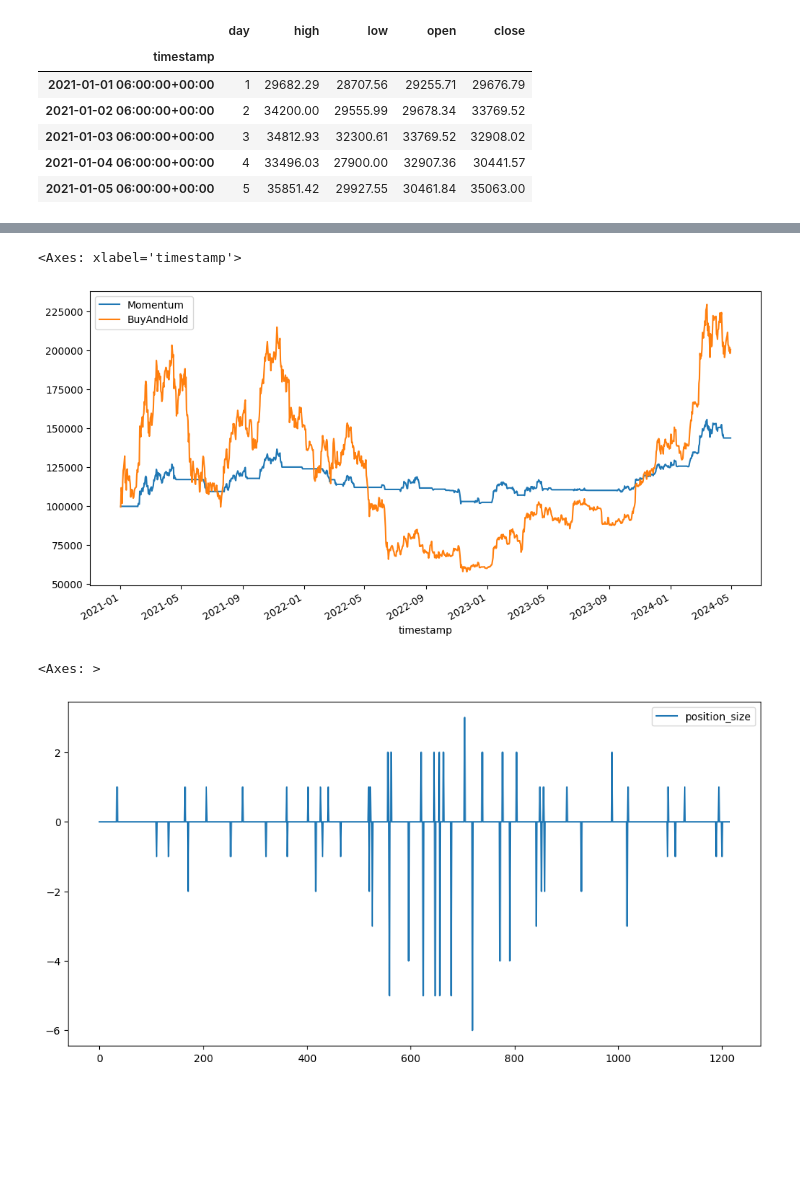
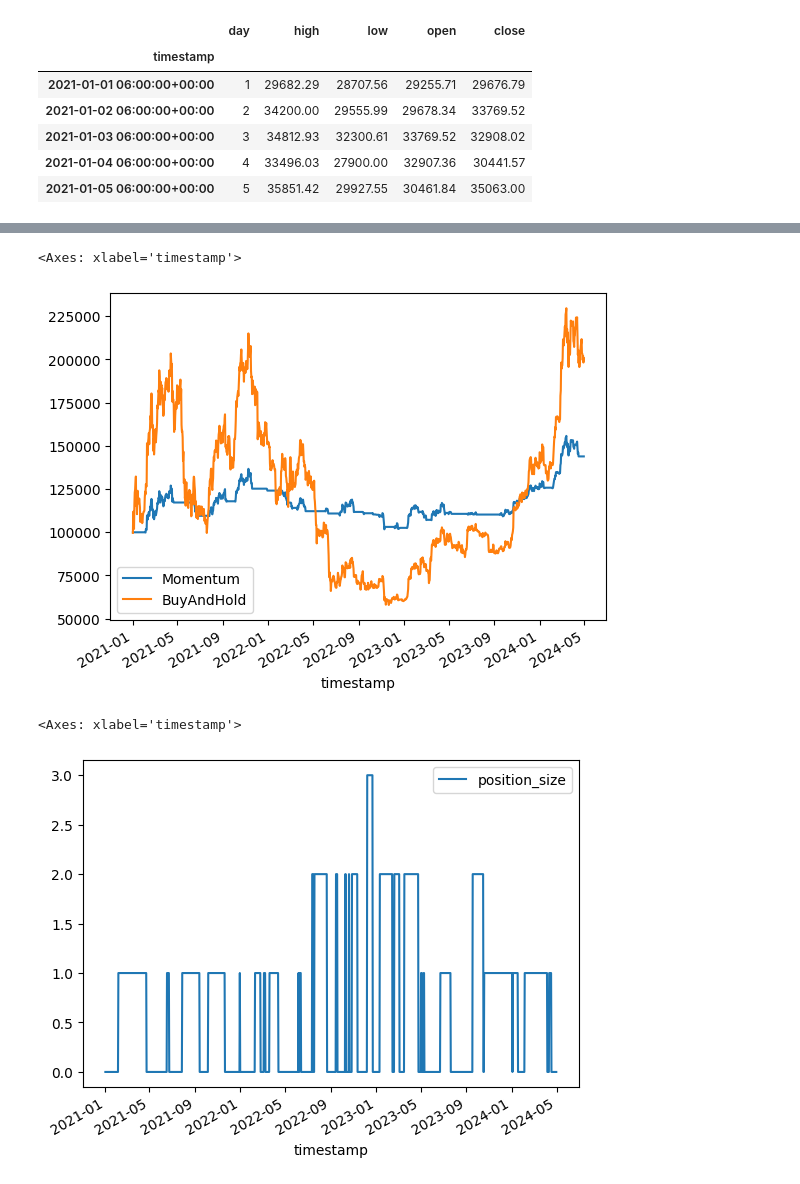
Before and after one commit to AxelGard/cira-examples, a Jupyter notebook: momentum.ipynb, the cells around one changed output, grey strips where cells are left out. Saved outputs shown, nothing was run; the diff lists cells and outputs as text; code cells hidden in the pictures; blank space fills up the shorter version.

```diff
--- a/momentum.ipynb
+++ b/momentum.ipynb
@@ -2,26 +2,3 @@
 # Momentum trading
 
 soruce: https://youtu.be/fqltiq5EahU?si=odnrErgXJ55Yirqd
-# %%
-import cira
-import pandas as pd
-import numpy as np
-import matplotlib.pyplot as plt
-from datetime import datetime
-from os.path import exists
-
-cira.auth.KEY_FILE = "../alpc_key.json"
-assert cira.auth.check_keys(), "the set keys dose not work"
-
-SYMBOL = "BTC/USD" # MDRX is shortable
-SYM_HIST_FILE = f'./{SYMBOL.replace("/", "_")}.csv'
-
-stk = cira.Cryptocurrency(SYMBOL)
-
-if not exists(SYM_HIST_FILE): # chacheing historical data
-    start = datetime(2015, 5, 1)
-    end = datetime(2024, 5, 1)
-    stk.save_historical_data(SYM_HIST_FILE, start, end)
-
-data = stk.load_historical_data(SYM_HIST_FILE)
-data.head()
@@ -108,11 +4,0 @@ data.head()
-# %%
-plt.rcParams['figure.figsize'] = 12, 6
-plt.grid(True, alpha = .3)
-plt.plot(data.iloc[-252:]['close'], label = 'data')
-plt.plot(data.iloc[-252:]['9-day'], label = '9-day')
-plt.plot(data.iloc[-252:]['21-day'], label = '21-day')
-plt.plot(data[-252:].loc[data.entry == 2].index, data[-252:]['9-day'][data.entry == 2], '^',
-         color = 'g', markersize = 12)
-plt.plot(data[-252:].loc[data.entry == -2].index, data[-252:]['21-day'][data.entry == -2], 'v',
-         color = 'r', markersize = 12)
-plt.legend(loc=2);
@@ -206,7 +81,7 @@ class Momentum(Strategy):
             new_pos = self.size(cash, portfolio[-1], prices.values.squeeze()[-1])
         elif data["entry"].values[-1] == -2: # sell
             new_pos = -1 * self.size(cash, int(portfolio[-1]), prices.values.squeeze()[-1])
-        self.sizeings["position_size"].append(new_pos)
+        self.sizeings["position_size"].append(portfolio[-1])
         return np.array([new_pos])
 
 
@@ -222,9 +97,9 @@ prices_df = pd.DataFrame(data[target], columns=['close'])
 back_test(strat, data[features], prices_df, 100_000).plot()
 # %% [output]
 <Axes: xlabel='timestamp'>
-[figure, old version]
+[figure, new version]
 # %%
-pd.DataFrame(strat.sizeings).plot()
+pd.DataFrame(strat.sizeings, index=data.index[1:]).plot()
 # %% [output]
-<Axes: >
+<Axes: xlabel='timestamp'>
-[figure, old version]
+[figure, new version]
```
Also changed, not shown: parts of 13 cells of this notebook.
